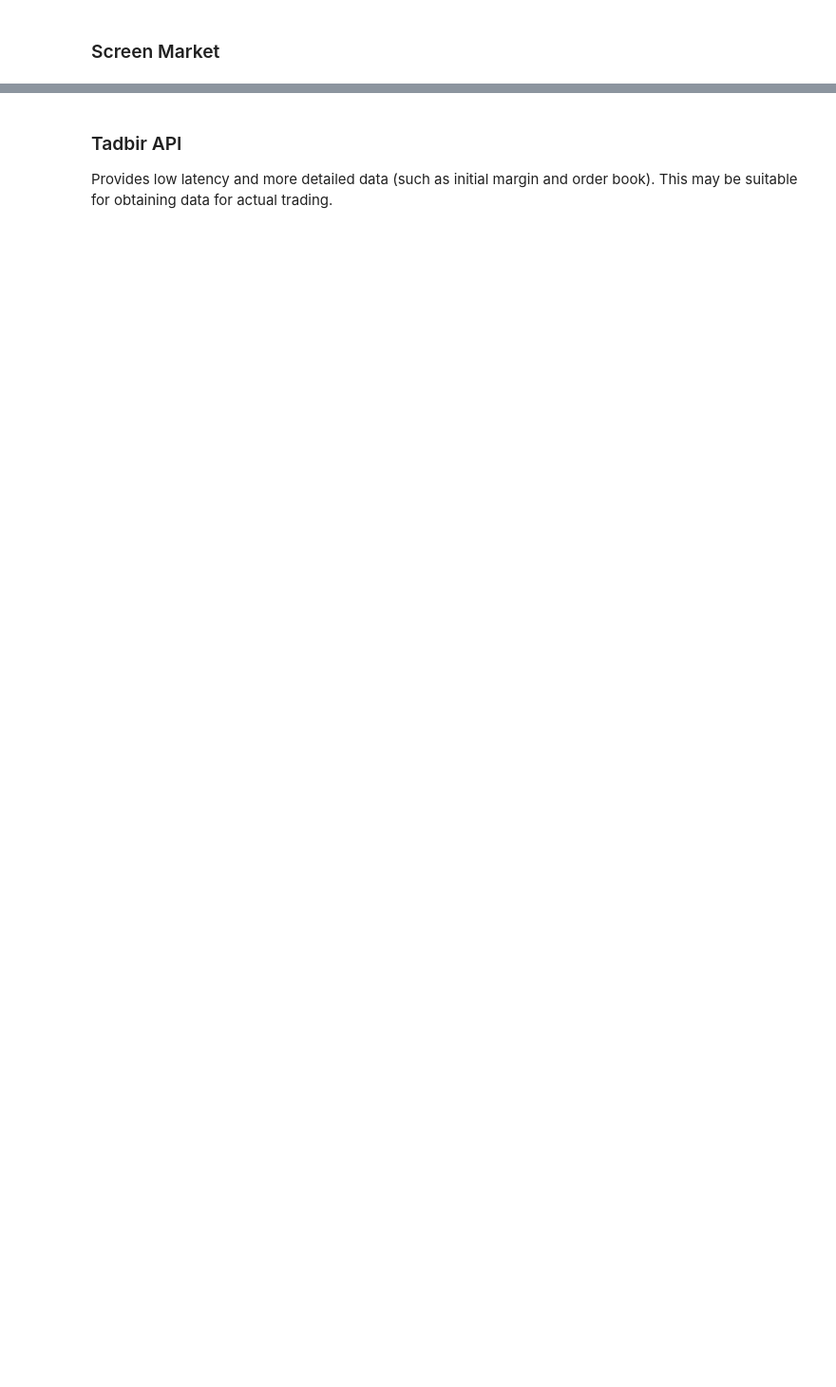
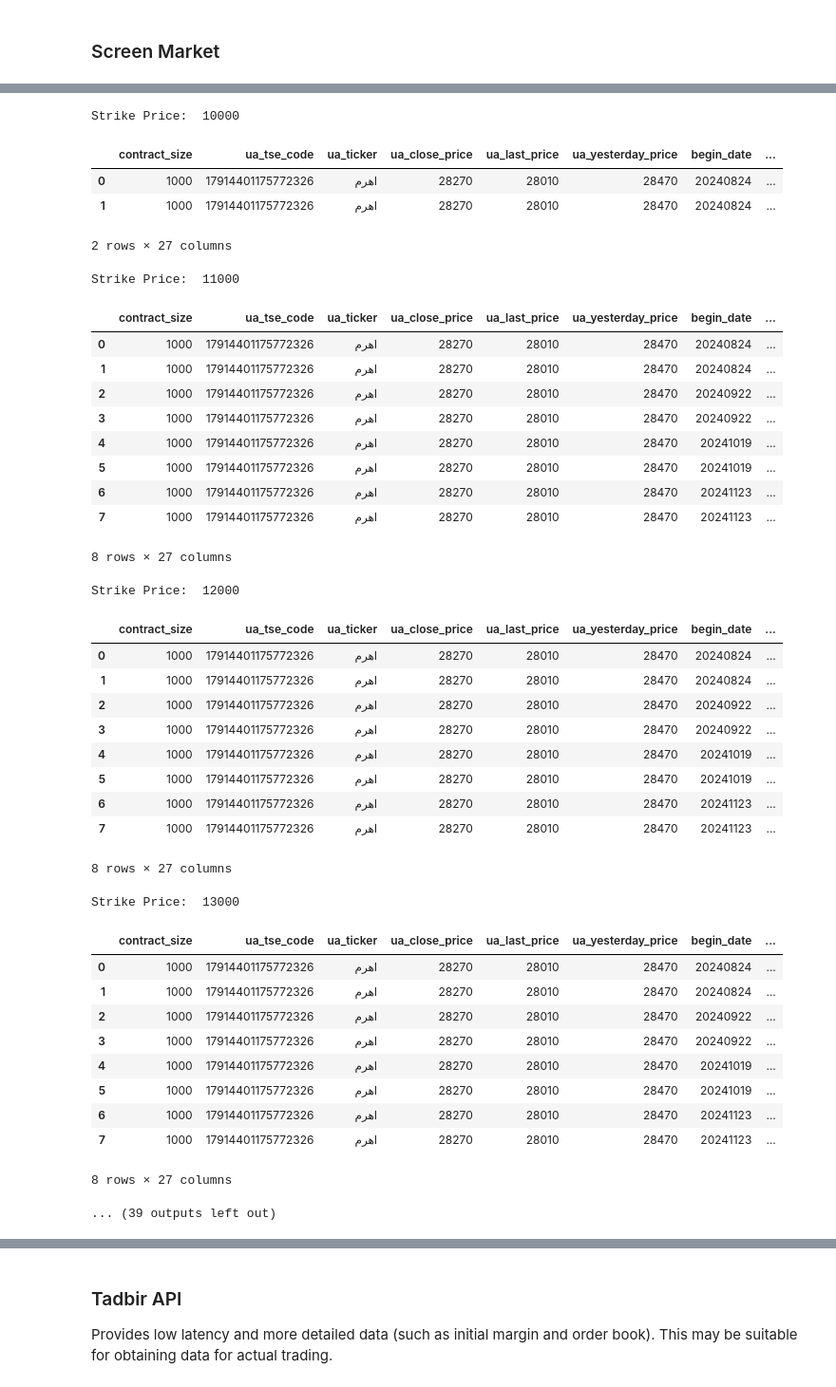
Before and after one commit to masoudghah/TSELiveOptionData, a Jupyter notebook: README.ipynb, the cells around one changed output, grey strips where cells are left out. Shown at 95% size. Drawn from its saved outputs; the diff is of its cells as text; code cells hidden in the pictures; blank space fills up the shorter version.

```diff
--- a/README.ipynb
+++ b/README.ipynb
@@ -86,0 +118,45 @@ total_trade_value: 536 B Toman
+# %%
+for chain in strike_price_chain:
+    print("Strike Price: ", chain.loc[0, "strike_price"])
+    display(chain)
+    print("\n\n")
+# %% [output]
+Strike Price:  10000
+|  | contract_size | ua_tse_code | ua_ticker | ua_close_price | ua_last_price | ua_yesterday_price | begin_date | ... |
+| 0 | 1000 | 17914401175772326 | اهرم | 28270 | 28010 | 28470 | 20240824 | ... |
+| 1 | 1000 | 17914401175772326 | اهرم | 28270 | 28010 | 28470 | 20240824 | ... |
+2 rows × 27 columns
+Strike Price:  11000
+|  | contract_size | ua_tse_code | ua_ticker | ua_close_price | ua_last_price | ua_yesterday_price | begin_date | ... |
+| 0 | 1000 | 17914401175772326 | اهرم | 28270 | 28010 | 28470 | 20240824 | ... |
+| 1 | 1000 | 17914401175772326 | اهرم | 28270 | 28010 | 28470 | 20240824 | ... |
+| 2 | 1000 | 17914401175772326 | اهرم | 28270 | 28010 | 28470 | 20240922 | ... |
+| 3 | 1000 | 17914401175772326 | اهرم | 28270 | 28010 | 28470 | 20240922 | ... |
+| 4 | 1000 | 17914401175772326 | اهرم | 28270 | 28010 | 28470 | 20241019 | ... |
+| 5 | 1000 | 17914401175772326 | اهرم | 28270 | 28010 | 28470 | 20241019 | ... |
+| 6 | 1000 | 17914401175772326 | اهرم | 28270 | 28010 | 28470 | 20241123 | ... |
+| 7 | 1000 | 17914401175772326 | اهرم | 28270 | 28010 | 28470 | 20241123 | ... |
+8 rows × 27 columns
+Strike Price:  12000
+|  | contract_size | ua_tse_code | ua_ticker | ua_close_price | ua_last_price | ua_yesterday_price | begin_date | ... |
+| 0 | 1000 | 17914401175772326 | اهرم | 28270 | 28010 | 28470 | 20240824 | ... |
+| 1 | 1000 | 17914401175772326 | اهرم | 28270 | 28010 | 28470 | 20240824 | ... |
+| 2 | 1000 | 17914401175772326 | اهرم | 28270 | 28010 | 28470 | 20240922 | ... |
+| 3 | 1000 | 17914401175772326 | اهرم | 28270 | 28010 | 28470 | 20240922 | ... |
+| 4 | 1000 | 17914401175772326 | اهرم | 28270 | 28010 | 28470 | 20241019 | ... |
+| 5 | 1000 | 17914401175772326 | اهرم | 28270 | 28010 | 28470 | 20241019 | ... |
+| 6 | 1000 | 17914401175772326 | اهرم | 28270 | 28010 | 28470 | 20241123 | ... |
+| 7 | 1000 | 17914401175772326 | اهرم | 28270 | 28010 | 28470 | 20241123 | ... |
+8 rows × 27 columns
+Strike Price:  13000
+|  | contract_size | ua_tse_code | ua_ticker | ua_close_price | ua_last_price | ua_yesterday_price | begin_date | ... |
+| 0 | 1000 | 17914401175772326 | اهرم | 28270 | 28010 | 28470 | 20240824 | ... |
+| 1 | 1000 | 17914401175772326 | اهرم | 28270 | 28010 | 28470 | 20240824 | ... |
+| 2 | 1000 | 17914401175772326 | اهرم | 28270 | 28010 | 28470 | 20240922 | ... |
+| 3 | 1000 | 17914401175772326 | اهرم | 28270 | 28010 | 28470 | 20240922 | ... |
+| 4 | 1000 | 17914401175772326 | اهرم | 28270 | 28010 | 28470 | 20241019 | ... |
+| 5 | 1000 | 17914401175772326 | اهرم | 28270 | 28010 | 28470 | 20241019 | ... |
+| 6 | 1000 | 17914401175772326 | اهرم | 28270 | 28010 | 28470 | 20241123 | ... |
+| 7 | 1000 | 17914401175772326 | اهرم | 28270 | 28010 | 28470 | 20241123 | ... |
+8 rows × 27 columns
+... (39 outputs left out)
```
Also changed, not shown: parts of 12 cells of this notebook, 1 other file.
